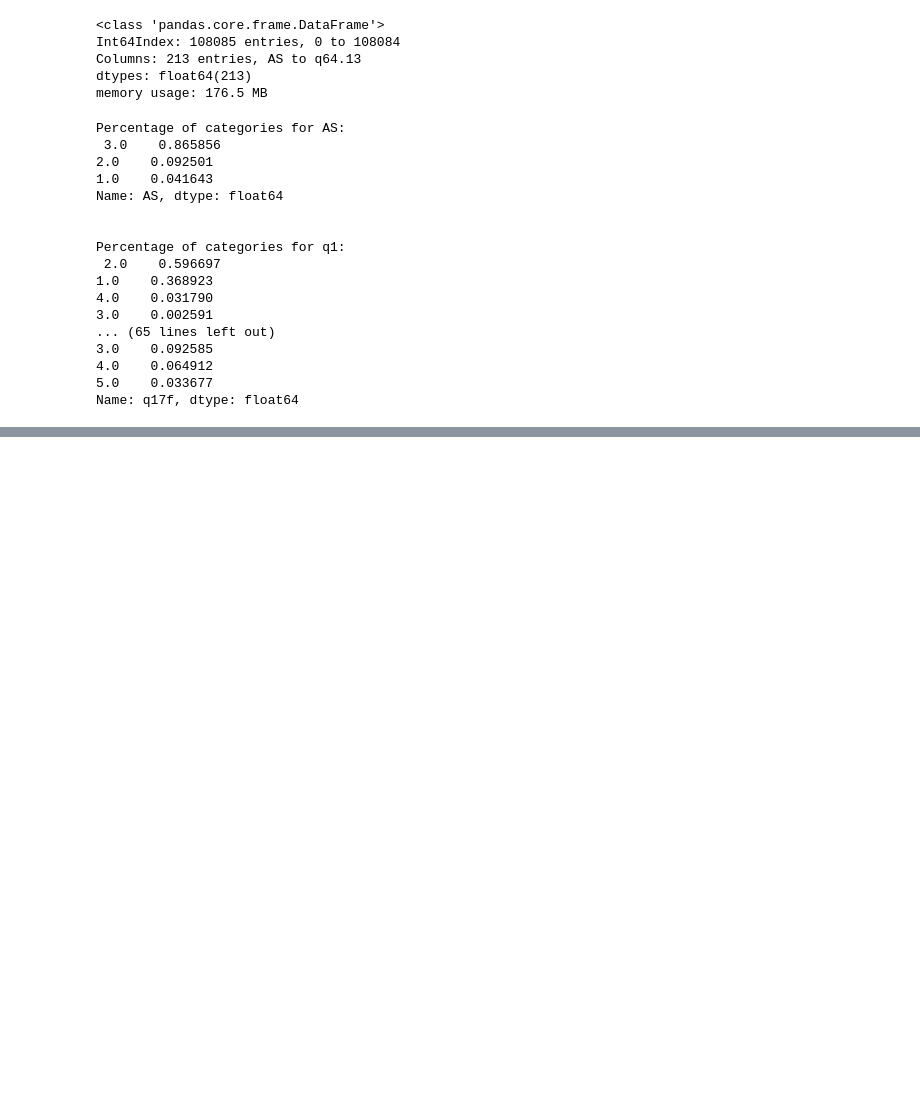
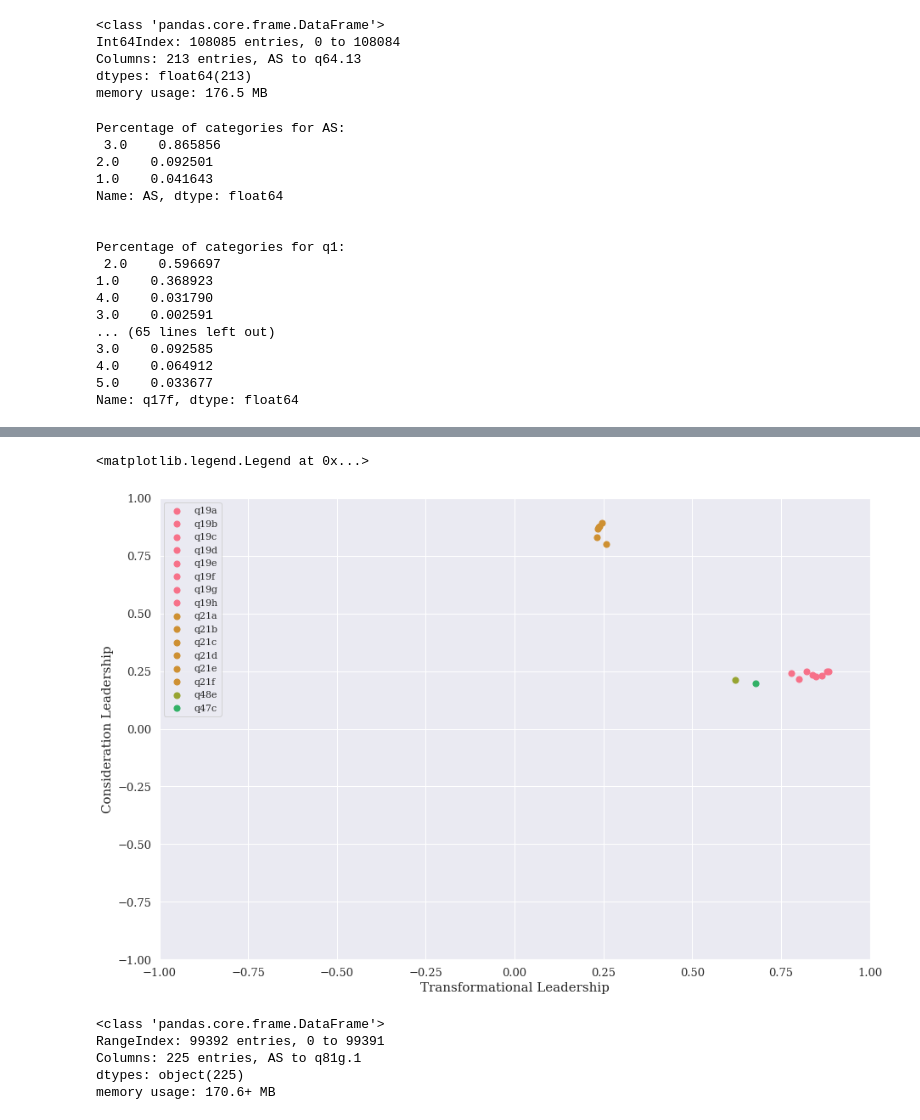
Before and after one commit to Igodlab/Australian-Public-Service-APS, a Jupyter notebook: dana30-project.ipynb, the cells around one changed output, grey strips where cells are left out. Cells and saved outputs as stored; diff of their text form; code cells hidden in the pictures; blank space fills up the shorter version.

```diff
--- a/dana30-project.ipynb
+++ b/dana30-project.ipynb
@@ -350,0 +265,7 @@ array([[ 0.11543878,  0.43692464, -1.39404538, ..., -0.56426155,
+# %%
+## sub 2 : is the best cjoice for clustering Leadership styles in 2020
+sub2 = rm_cols(d20, ["q19a", "q21a"]) + ["q48e", "q47c"]
+
+## compute new sets
+X1 = d20[sub]
+X2 = d20[sub2]
@@ -350,0 +335,41 @@ array([[ 0.11543878,  0.43692464, -1.39404538, ..., -0.56426155,
+# %%
+fig2 = plt.figure(figsize=(15,10))
+axes = fig2.add_subplot(111)#, projection='3d')
+
+ax_x = "Factor 1"
+ax_y = "Factor 2"
+
+color_i = 0
+
+
+axes.scatter(efaX2.loadings[ax_x][0],efaX2.loadings[ax_y][0], marker='o', color=cpalette[color_i], s=50, label=efaX2.loadings.index[0])
+for i in range(1, efaX2.loadings.shape[0]):
+    x = efaX2.loadings[ax_x][i]
+    y = efaX2.loadings[ax_y][i]
+    #z = efaX1.loadings["Factor 3"][i]
+    color_i = (color_i % (len(cpalette)-1))
+    if efaX2.loadings.index[i-1][2] != efaX2.loadings.index[i][2]:
+        color_i += 1
+    #color_i += 1
+    axes.scatter(x,y, marker='o', color=cpalette[color_i], s=50, label=efaX2.loadings.index[i])
+
+axes.set_xlabel("Transformational Leadership")
+axes.set_ylabel("Consideration Leadership")
+axes.set_xlim(-1,1)
+axes.set_ylim(-1,1)
+#axes.set_zlabel("Factor 3")
+axes.legend()
+
+#savePNG("FactorAnalysisLFI-2020.png")
+# %% [output]
+<matplotlib.legend.Legend at 0x...>
+[figure, added]
+# %%
+d14Cat = pd.read_csv(os.path.join("data", "2014-aps-employee-census-5-point-dataset.csv"))
+d14Cat.info()
+# %% [output]
+<class 'pandas.core.frame.DataFrame'>
+RangeIndex: 99392 entries, 0 to 99391
+Columns: 225 entries, AS to q81g.1
+dtypes: object(225)
+memory usage: 170.6+ MB
```
Also changed, not shown: parts of 33 cells of this notebook, 1 other file.
